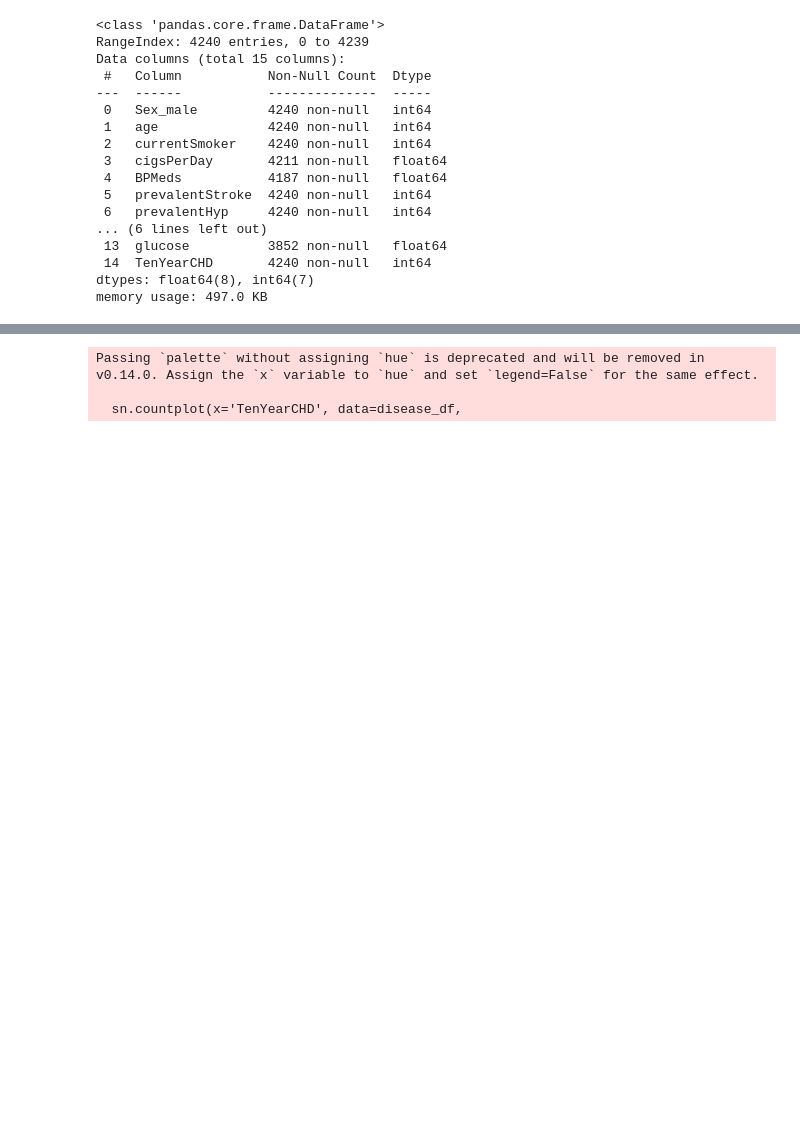
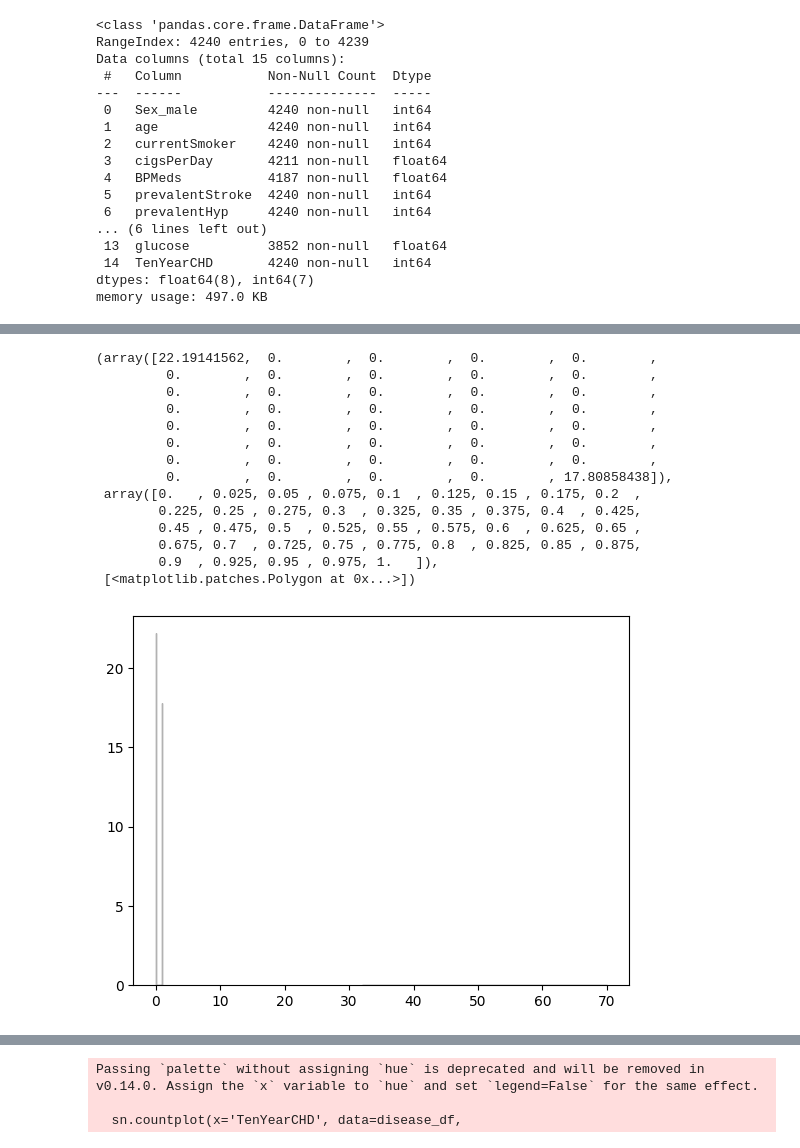
Before and after one commit to alekubala/Logistic_regression, a Jupyter notebook: heart_disease.ipynb, the cells around one changed output, grey strips where cells are left out. Cells and saved outputs as stored; diff of their text form; code cells hidden in the pictures; blank space fills up the shorter version.

Commit message:
visualization and summary table

```diff
--- a/heart_disease.ipynb
+++ b/heart_disease.ipynb
@@ -69,0 +87,19 @@ Name: count, dtype: int64
+# %%
+kwargs = dict(histtype='stepfilled', alpha=0.3, density=True, bins=40, ec="k")
+plt.hist(disease_df['age'], **kwargs)
+# %% [output]
+(array([22.19141562,  0.        ,  0.        ,  0.        ,  0.        ,
+         0.        ,  0.        ,  0.        ,  0.        ,  0.        ,
+         0.        ,  0.        ,  0.        ,  0.        ,  0.        ,
+         0.        ,  0.        ,  0.        ,  0.        ,  0.        ,
+         0.        ,  0.        ,  0.        ,  0.        ,  0.        ,
+         0.        ,  0.        ,  0.        ,  0.        ,  0.        ,
+         0.        ,  0.        ,  0.        ,  0.        ,  0.        ,
+         0.        ,  0.        ,  0.        ,  0.        , 17.80858438]),
+ array([0.   , 0.025, 0.05 , 0.075, 0.1  , 0.125, 0.15 , 0.175, 0.2  ,
+        0.225, 0.25 , 0.275, 0.3  , 0.325, 0.35 , 0.375, 0.4  , 0.425,
+        0.45 , 0.475, 0.5  , 0.525, 0.55 , 0.575, 0.6  , 0.625, 0.65 ,
+        0.675, 0.7  , 0.725, 0.75 , 0.775, 0.8  , 0.825, 0.85 , 0.875,
+        0.9  , 0.925, 0.95 , 0.975, 1.   ]),
+ [<matplotlib.patches.Polygon at 0x...>])
+[figure, added]
```
Also changed, not shown: parts of 14 cells of this notebook.
